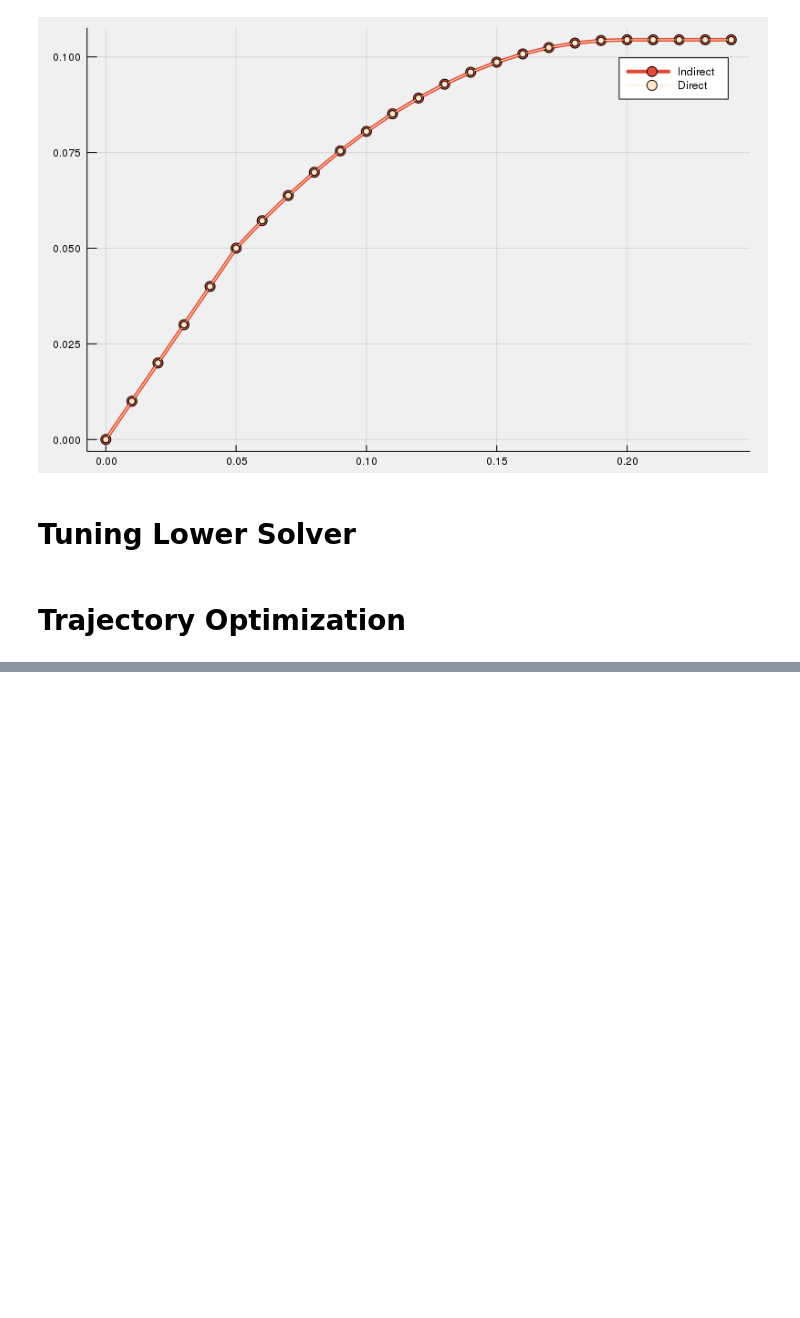
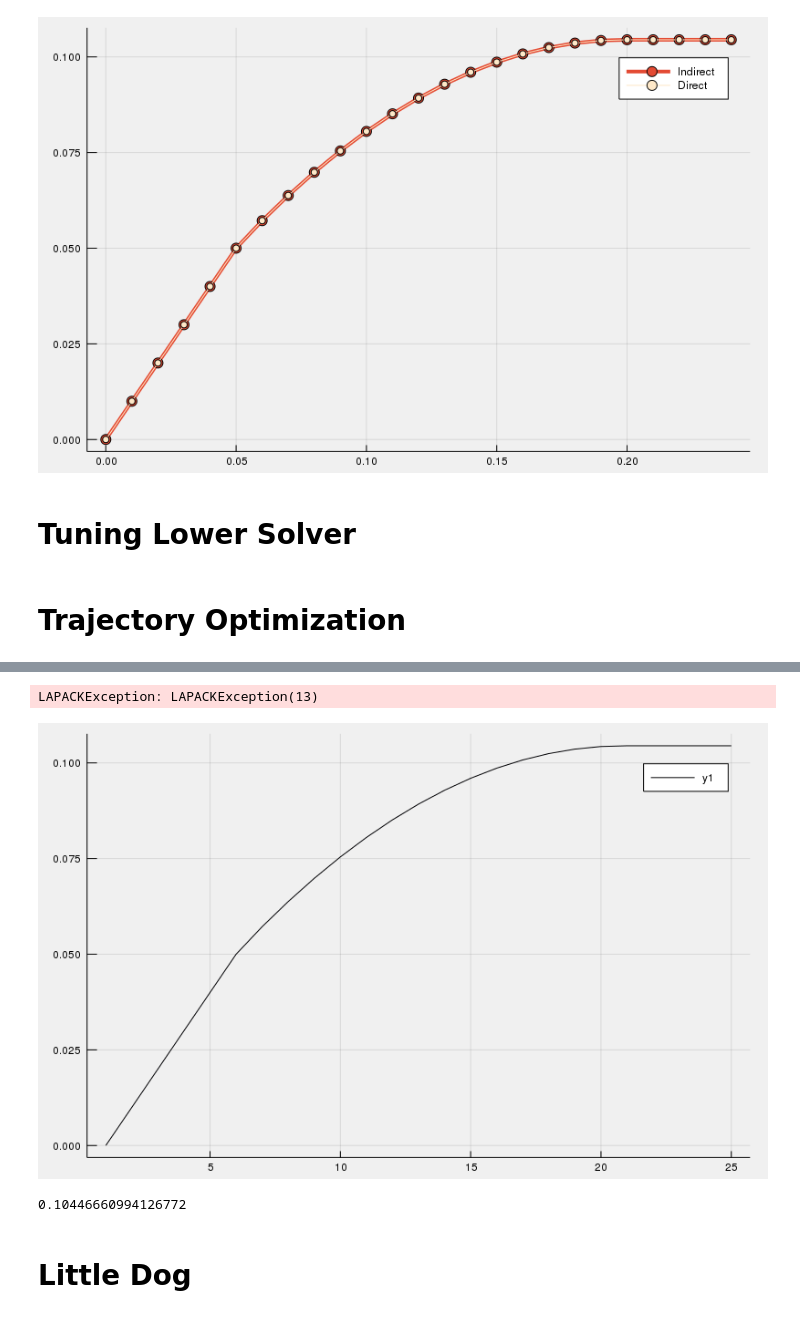
Before and after one commit to blandry/Bilevel.jl, a Jupyter notebook: notebooks/tmp.ipynb, the cells around one changed output, grey strips where cells are left out. Saved outputs shown, nothing was run; the diff lists cells and outputs as text; code cells hidden in the pictures; blank space fills up the shorter version.

```diff
--- a/notebooks/tmp.ipynb
+++ b/notebooks/tmp.ipynb
@@ -127,0 +164,14 @@ plot(traj_indirect[7][7,:])
+# %%
+traj_direct = Bilevel.trajopt(sim_data_direct, quaternion_state=true, verbose=1)
+# %% [output]
+LAPACKException: LAPACKException(13)
+# %%
+plot(traj_indirect[7][5,:])
+# %% [output]
+[figure, added]
+# %%
+traj_indirect[7][5,end]
+# %% [output]
+0.10446660994126772
+# %% [markdown]
+# Little Dog
```
Also changed, not shown: parts of 11 cells of this notebook, 19 other files.
